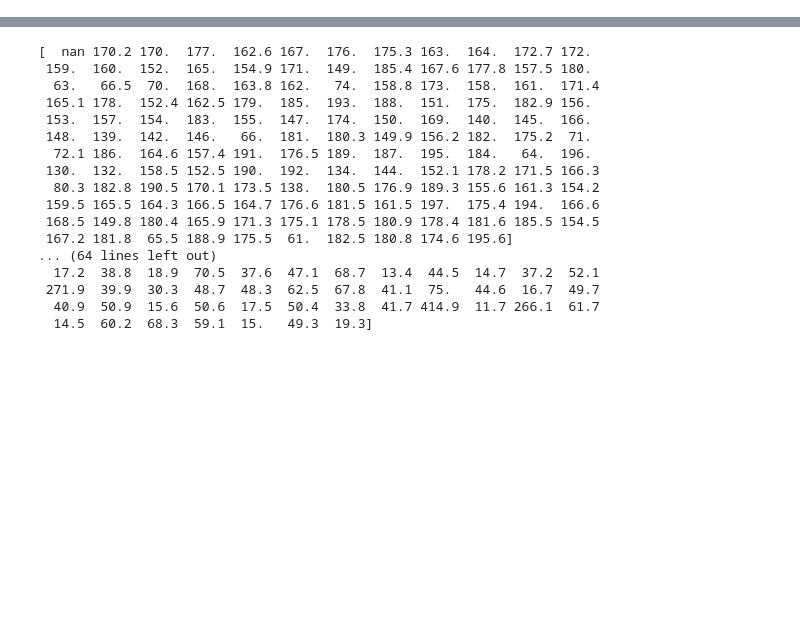
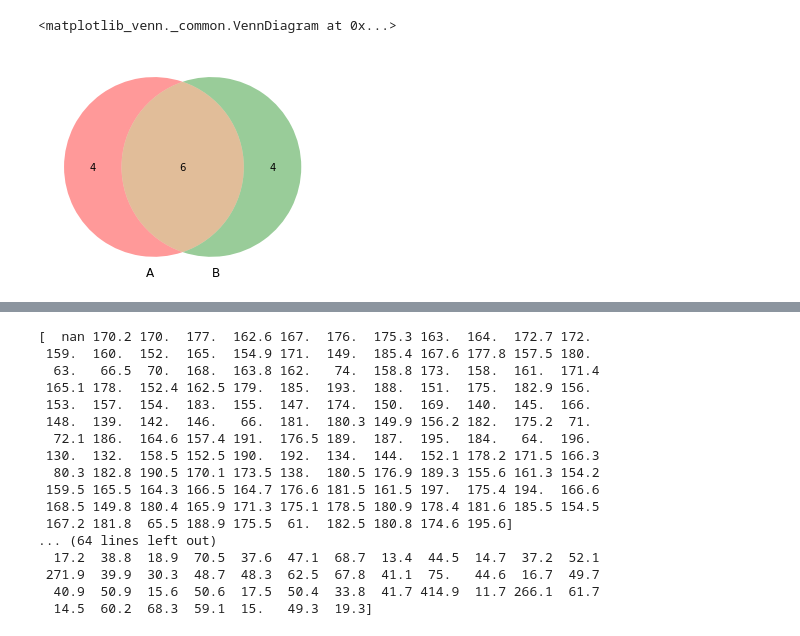
Before and after one commit to sveninja/ironhack_data_science, a Jupyter notebook: module-1/web-project/your-code/cancer_cleaning.ipynb, the cells around one changed output, grey strips where cells are left out. Cells and saved outputs as stored; diff of their text form; code cells hidden in the pictures; blank space fills up the shorter version.

```diff
--- a/module-1/web-project/your-code/cancer_cleaning.ipynb
+++ b/module-1/web-project/your-code/cancer_cleaning.ipynb
@@ -3,3 +7,10 @@ import pandas as pd
+# %%
+lst1 = ["gene1", "gene2", "gene3", "gene4", "gene5", "gene6", "gene7", "gene8", "gene9", "gene10"]
+lst2 = ["gene0", "gene1", "gene2", "gene3", "gene8", "gene9", "gene10", "gene11", "gene12", "gene13"]
+venn2([set(lst1), set(lst2)])
+# %% [output]
+<matplotlib_venn._common.VennDiagram at 0x...>
+[figure, added]
 # %%
 df = pd.read_csv('cancer_ordered_raw.csv', low_memory = False)
 # %%
```
Also changed, not shown: parts of 58 cells of this notebook, 3 other files.
